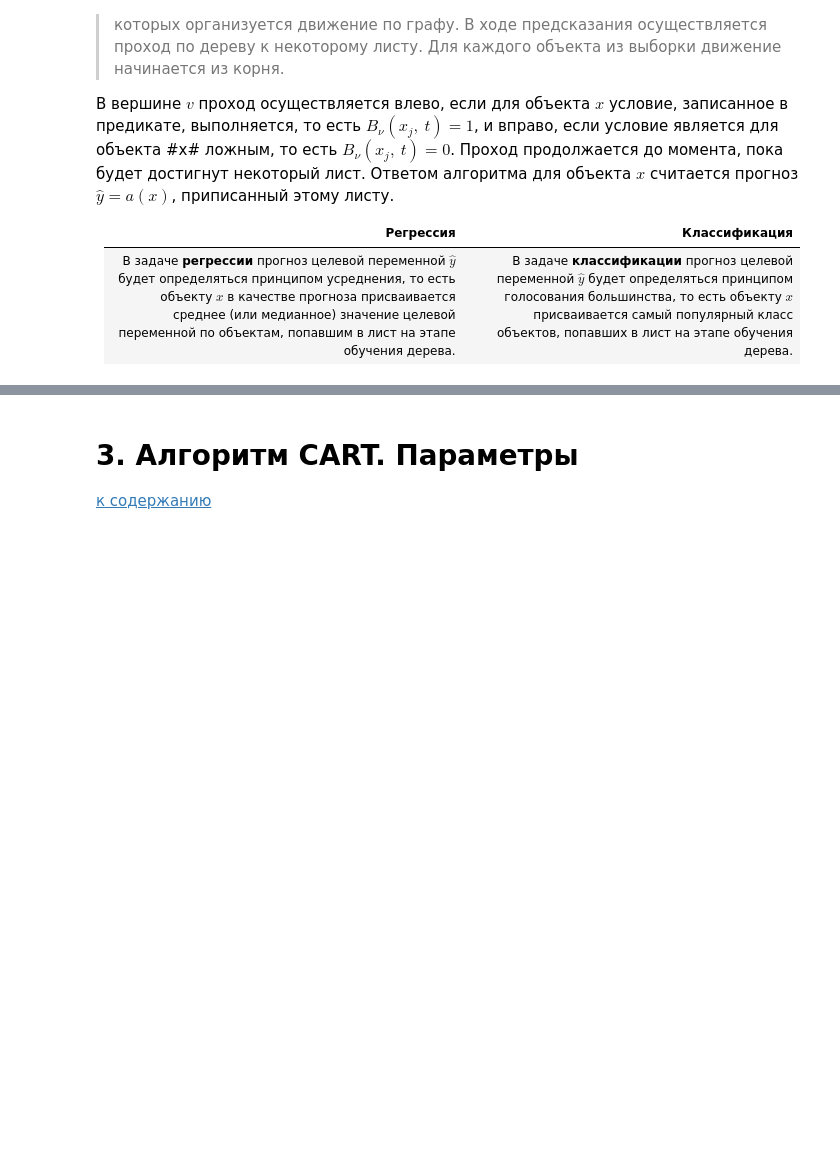
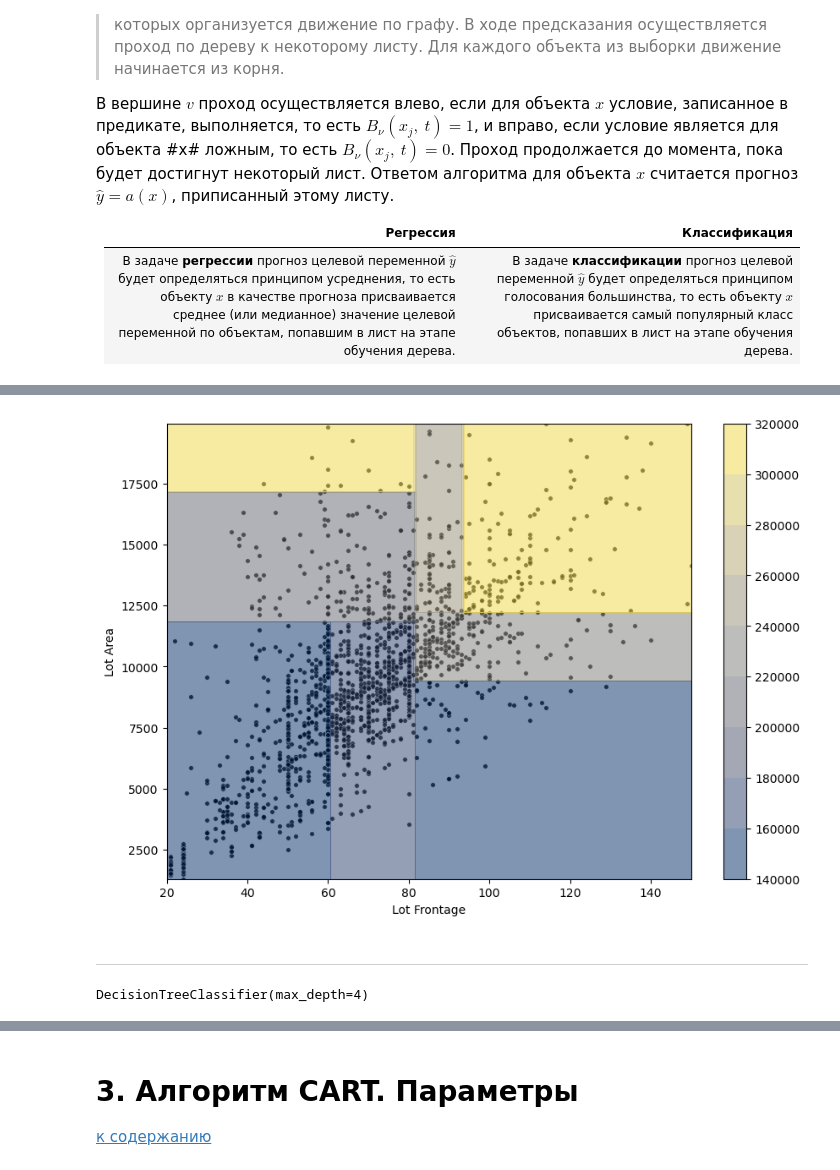
Before and after one commit to hoittoken/Python, a Jupyter notebook: Py/Math&ML/math&ml-8 decision tree/math&ml-8 lecture.ipynb, the cells around one changed output, grey strips where cells are left out. Drawn from its saved outputs; the diff is of its cells as text; code cells hidden in the pictures; blank space fills up the shorter version.

```diff
--- a/Py/Math&ML/math&ml-8 decision tree/math&ml-8 lecture.ipynb
+++ b/Py/Math&ML/math&ml-8 decision tree/math&ml-8 lecture.ipynb
@@ -114,0 +149,20 @@ $B_{\nu }(x_j,\ t)\ =\ [x_j\le t]$
+# %%
+def plot_decision_bound_regression(X, y, model, fig):
+    xx1, xx2 = np.meshgrid(
+        np.arange(X.iloc[:, 0].min()-1, X.iloc[:, 0].max()+1, 1),
+        np.arange(X.iloc[:, 1].min()-1, X.iloc[:, 1].max()+1, 1)
+    )
+    X_net = np.hstack([xx1.reshape(-1, 1), xx2.reshape(-1, 1)])
+    y_pred = model.predict(X_net)
+    y_pred = y_pred.reshape(xx1.shape)
+    sns.scatterplot(x=X.iloc[:, 0], y=X.iloc[:, 1], s=15, color='black', alpha=0.8)
+    contour = plt.contourf(xx1, xx2, y_pred, 10, cmap='cividis', alpha=0.5)
+    fig.colorbar(contour)
+
+# Визуализируем разделяющую поверхность дерева решений
+fig = plt.figure(figsize = (10, 7))
+plot_decision_bound_regression(X, y, dt_reg, fig)
+# %% [output]
+[figure, added]
+# %% [markdown]
+***
@@ -114,0 +174,6 @@ $B_{\nu }(x_j,\ t)\ =\ [x_j\le t]$
+# %%
+# Инициализируем модель дерева решений с максимальной глубиной 4 и обучаем её
+dt_clf = tree.DecisionTreeClassifier(max_depth=4)
+dt_clf.fit(X.values, y)
+# %% [output]
+DecisionTreeClassifier(max_depth=4)
```
Also changed, not shown: parts of 8 cells of this notebook, 8 other files.
